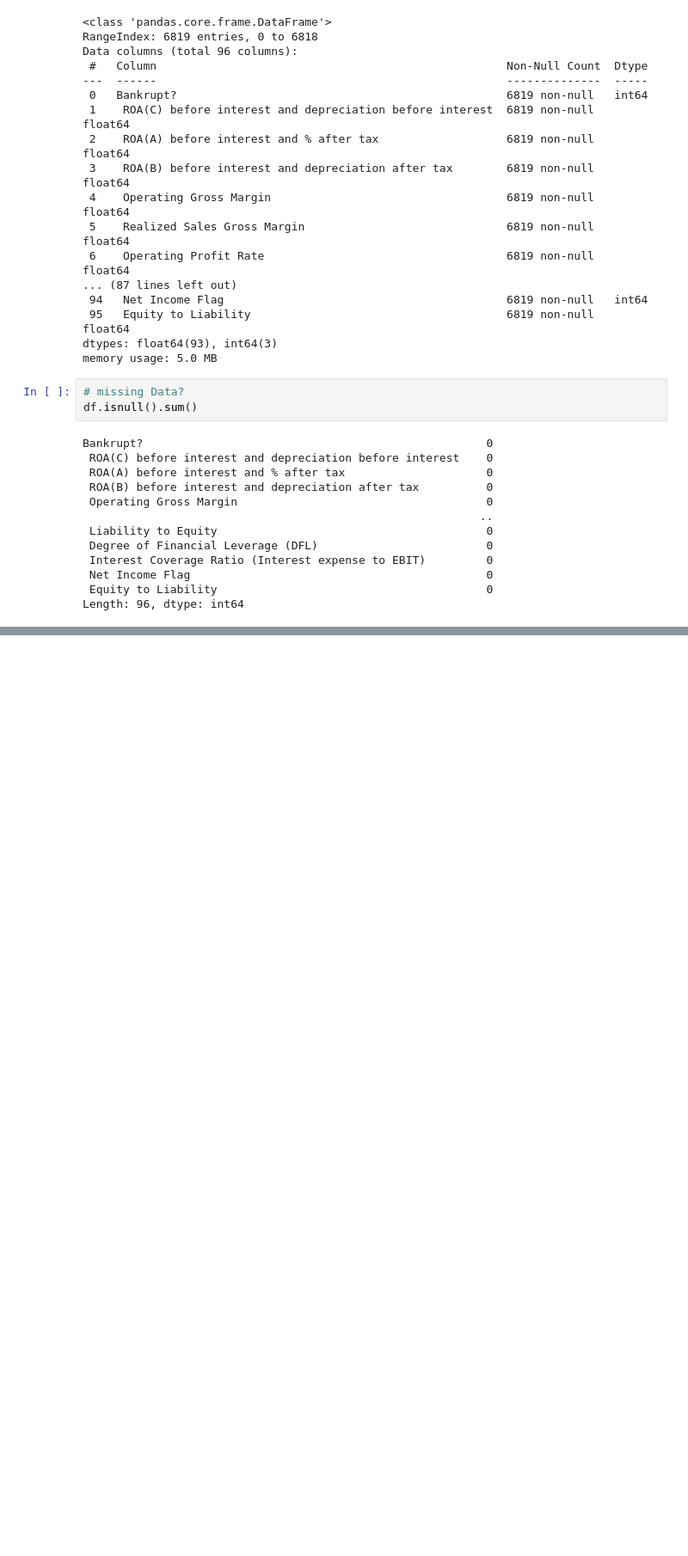
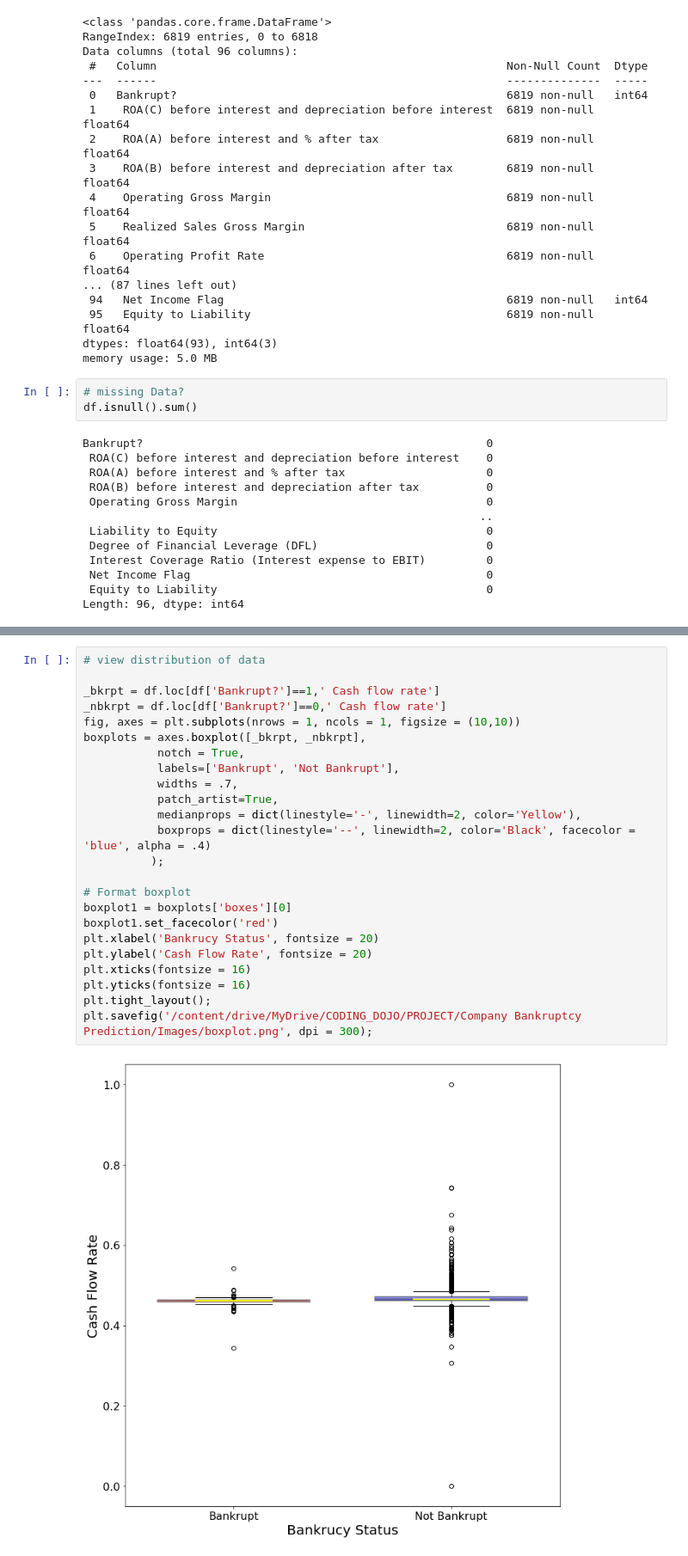
Before and after one commit to EKAnyigba/Company-Bankruptcy-Prediction, a Jupyter notebook: Company Bankruptcy Prediction.ipynb, the cells around one changed output, grey strips where cells are left out. Shown: that part at 86% size. Cells and saved outputs as stored; diff of their text form; blank space fills up the shorter version.

```diff
--- a/Company Bankruptcy Prediction.ipynb
+++ b/Company Bankruptcy Prediction.ipynb
@@ -87,2 +87,28 @@ plt.savefig('/content/drive/MyDrive/CODING_DOJO/PROJECT/Company Bankruptcy Predi
 # %% [output]
 [figure]
+# %%
+# view distribution of data
+
+_bkrpt = df.loc[df['Bankrupt?']==1,' Cash flow rate']
+_nbkrpt = df.loc[df['Bankrupt?']==0,' Cash flow rate']
+fig, axes = plt.subplots(nrows = 1, ncols = 1, figsize = (10,10))
+boxplots = axes.boxplot([_bkrpt, _nbkrpt],
+           notch = True,
+           labels=['Bankrupt', 'Not Bankrupt'],
+           widths = .7,
+           patch_artist=True,
+           medianprops = dict(linestyle='-', linewidth=2, color='Yellow'),
+           boxprops = dict(linestyle='--', linewidth=2, color='Black', facecolor = 'blue', alpha = .4)
+          );
+
+# Format boxplot
+boxplot1 = boxplots['boxes'][0]
+boxplot1.set_facecolor('red')
+plt.xlabel('Bankrucy Status', fontsize = 20)
+plt.ylabel('Cash Flow Rate', fontsize = 20)
+plt.xticks(fontsize = 16)
+plt.yticks(fontsize = 16)
+plt.tight_layout();
+plt.savefig('/content/drive/MyDrive/CODING_DOJO/PROJECT/Company Bankruptcy Prediction/Images/boxplot.png', dpi = 300);
+# %% [output]
+[figure, added]
```
Also changed, not shown: parts of 15 cells of this notebook.
